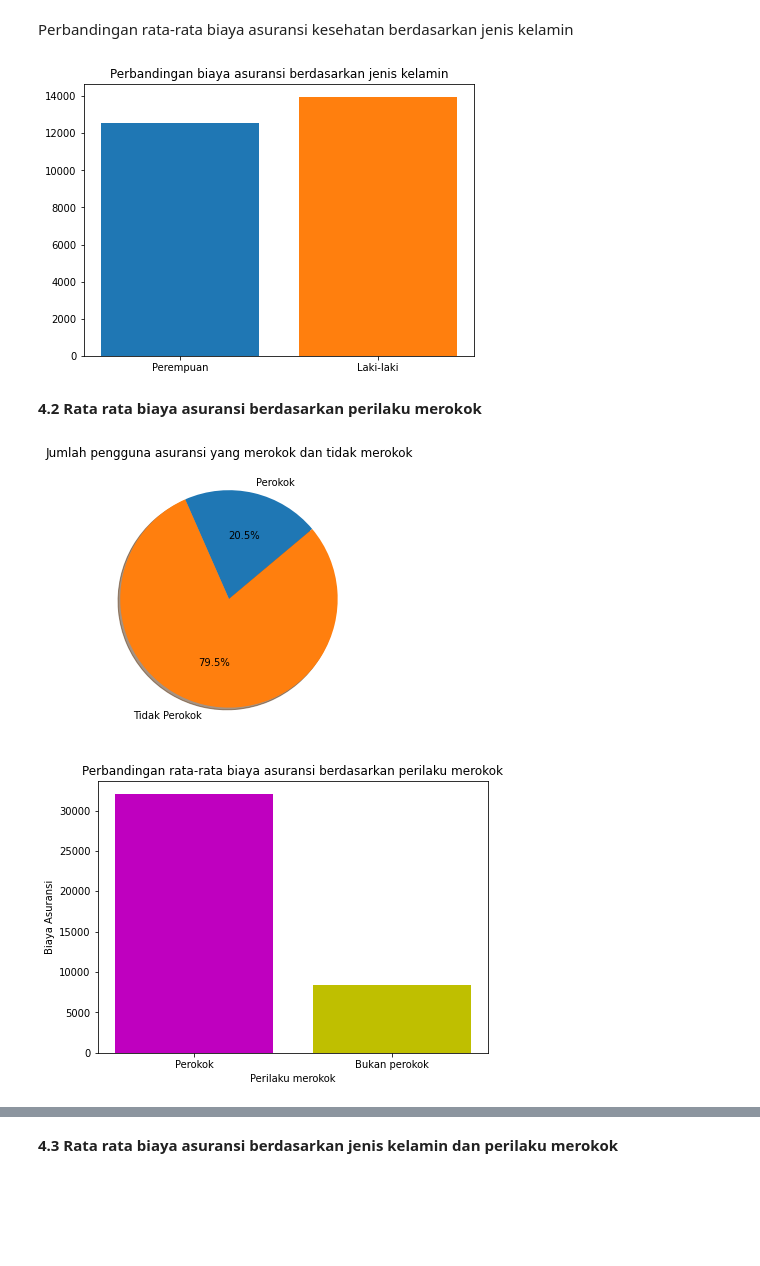
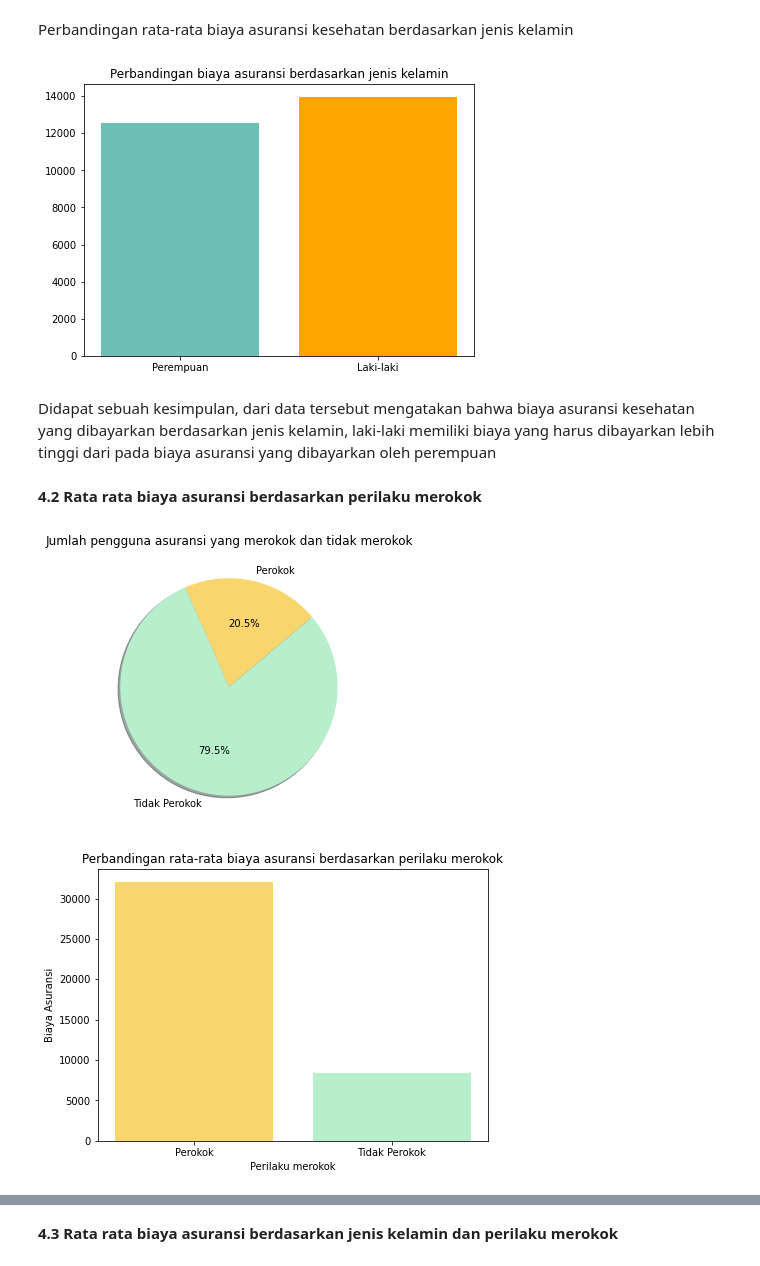
Before and after one commit to andrinur13/kuliah_bigdata, a Jupyter notebook: 1800018190.ipynb, the cells around one changed output, grey strips where cells are left out. Cells and saved outputs as stored; diff of their text form; code cells hidden in the pictures; blank space fills up the shorter version.

```diff
--- a/1800018190.ipynb
+++ b/1800018190.ipynb
@@ -263,6 +262,10 @@ data_tidak_perokok = dataDF.filter(dataDF.smoker == 'no')
 
 # hitung rata-rata biaya asuransi kesehatan berdasarkan perilaku merokok
 rata_rata_biaya_pmrk = dataDF.groupBy('smoker').avg('charges')
+
+# ambil single value dari spark datframe
+rata_biaya_jika_tidak_perokok = rata_rata_biaya_pmrk.collect()[0][1]
+rata_biaya_jika_perokok = rata_rata_biaya_pmrk.collect()[1][1]
 
 # output
 print('Jumlah pengguna asuransi kesehatan yang merokok       : ', data_perokok.count())
@@ -381,11 +384,13 @@ fig, axes = plt.subplots()
 
 fig.set_size_inches(7, 5)
 plt.title('Perbandingan biaya asuransi berdasarkan jenis kelamin')
-plt.bar('Perempuan', rata_biaya_pr)
-plt.bar('Laki-laki', rata_biaya_lk)
+plt.bar('Perempuan', rata_biaya_pr, color='#6ebfb5')
+plt.bar('Laki-laki', rata_biaya_lk, color='orange')
 print('\n')
 # %% [output]
-[figure, old version]
+[figure, new version]
+# %% [markdown]
+Didapat sebuah kesimpulan, dari data tersebut mengatakan bahwa biaya asuransi kesehatan yang dibayarkan berdasarkan jenis kelamin, laki-laki memiliki biaya yang harus dibayarkan lebih tinggi dari pada biaya asuransi yang dibayarkan oleh perempuan
 # %% [markdown]
 **4.2 Rata rata biaya asuransi berdasarkan perilaku merokok**
 # %%
@@ -396,24 +401,24 @@ fig, axes = plt.subplots()
 fig.set_size_inches(7, 5)
 
 plt.title('Jumlah pengguna asuransi yang merokok dan tidak merokok')
-plt.pie([data_perokok.count(), data_tidak_perokok.count()], labels=['Perokok', 'Tidak Perokok'], autopct='%1.1f%%', shadow=True, startangle=40)
+plt.pie([data_perokok.count(), data_tidak_perokok.count()], labels=['Perokok', 'Tidak Perokok'], autopct='%1.1f%%', shadow=True, startangle=40, colors=['#f9d56e', '#b7efcd'])
 print('\n')
 # %% [output]
-[figure, old version]
+[figure, new version]
 # %%
 # plotting data
 
 # rata-rata biaya asuransi kesehatan berdasarkan perilaku merokok
 # rata_rata_biaya_pr.collect()
 fig, axes = plt.subplots()
 
 plt.title('Perbandingan rata-rata biaya asuransi berdasarkan perilaku merokok')
-plt.bar('Perokok', rata_biaya_perokok, color='m')
-plt.bar('Bukan perokok', rata_biaya_bukan_perokok, color='y')
+plt.bar('Perokok', rata_biaya_jika_perokok, color='#f9d56e')
+plt.bar('Tidak Perokok', rata_biaya_jika_tidak_perokok, color='#b7efcd')
 plt.xlabel('Perilaku merokok')
 plt.ylabel('Biaya Asuransi')
 fig.set_size_inches(7, 5)
 
 print('\n')
 # %% [output]
-[figure, old version]
+[figure, new version]
```
Also changed, not shown: parts of 12 cells of this notebook.
